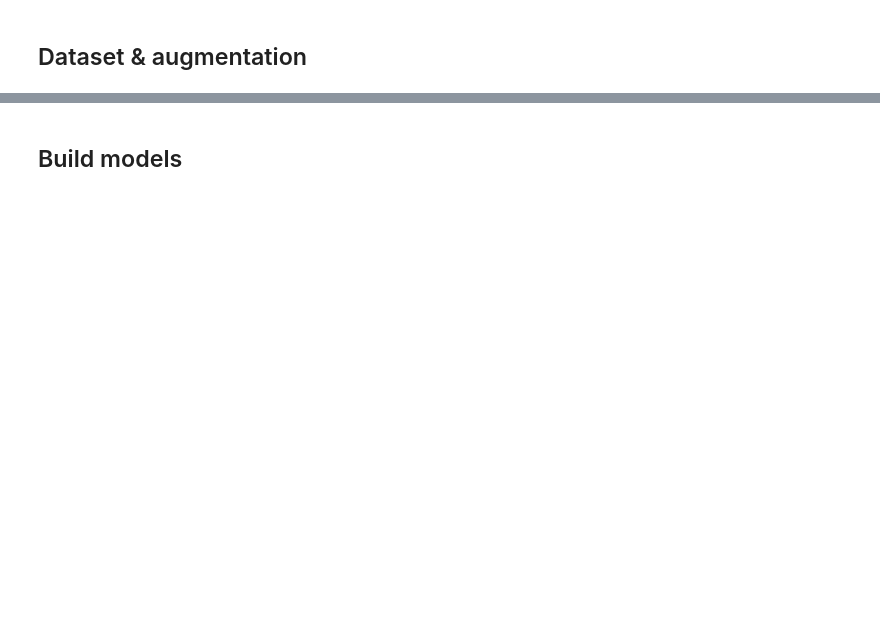
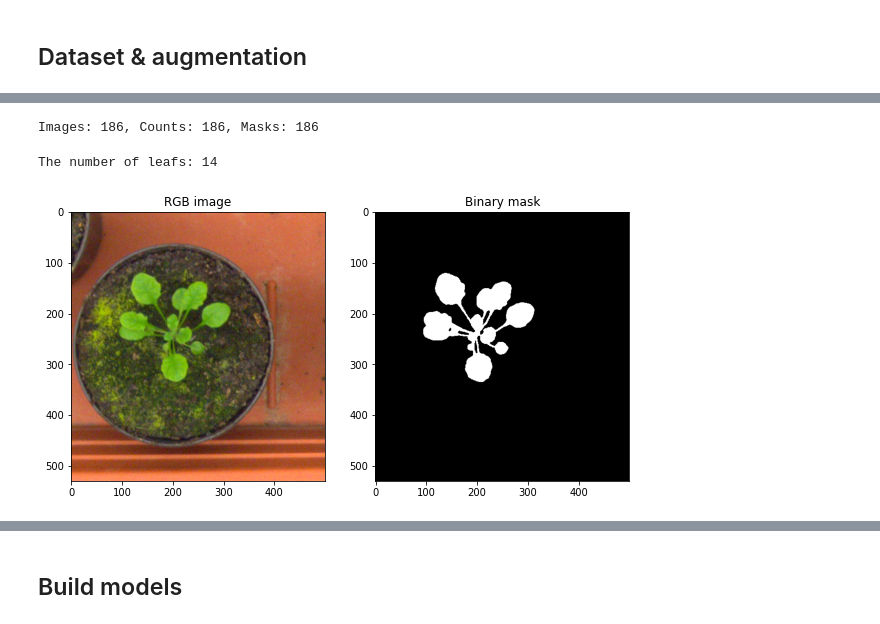
Before and after one commit to IgorFreik/Leaf_Counter_ComputerVision, a Jupyter notebook: model.ipynb, the cells around one changed output, grey strips where cells are left out. Drawn from its saved outputs; the diff is of its cells as text; code cells hidden in the pictures; blank space fills up the shorter version.

```diff
--- a/model.ipynb
+++ b/model.ipynb
@@ -45,22 +60,34 @@ with h5py.File(train_truth_filename, "r") as f:
         for file_name in list(f[group]):
             train_counts.append(np.array(f[group][file_name]['count']))
             train_masks.append(np.clip(np.array(f[group][file_name]['label']), 0, 1))
+# %%
+import random
+
+train_lst = list(zip(train_imgs, train_counts, train_masks))
+random.shuffle(train_lst)
+train_imgs, train_counts, train_masks = list(zip(*train_lst))
 # %%
-print(len(train_imgs), len(train_counts), len(train_masks))
+print(f"Images: {len(train_imgs)}, Counts: {len(train_counts)}, Masks: {len(train_masks)}")
+# %% [output]
+Images: 186, Counts: 186, Masks: 186
 # %%
-import matplotlib.pyplot as plt
 import matplotlib.pyplot as plt
 
 f, axarr = plt.subplots(1,2)
 
 axarr[0].imshow(np.moveaxis(train_imgs[0], [0], [2]))
+axarr[0].set_title('RGB image')
 axarr[1].imshow(train_masks[0], cmap='gray')
+axarr[1].set_title('Binary mask')
 
 f.set_figheight(10)
 f.set_figwidth(10)
 
+
 print('The number of leafs:', train_counts[0])
-plt.imshow(train_imgs[0])
+# %% [output]
+The number of leafs: 14
+[figure, added]
 # %%
 from torch.utils.data import Dataset, DataLoader
 from torchvision import transforms, utils
```
Also changed, not shown: parts of 26 cells of this notebook.
